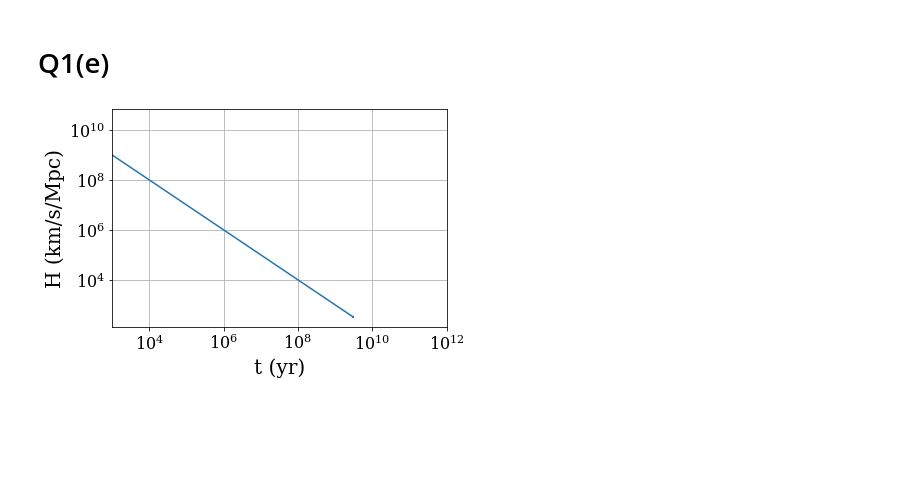
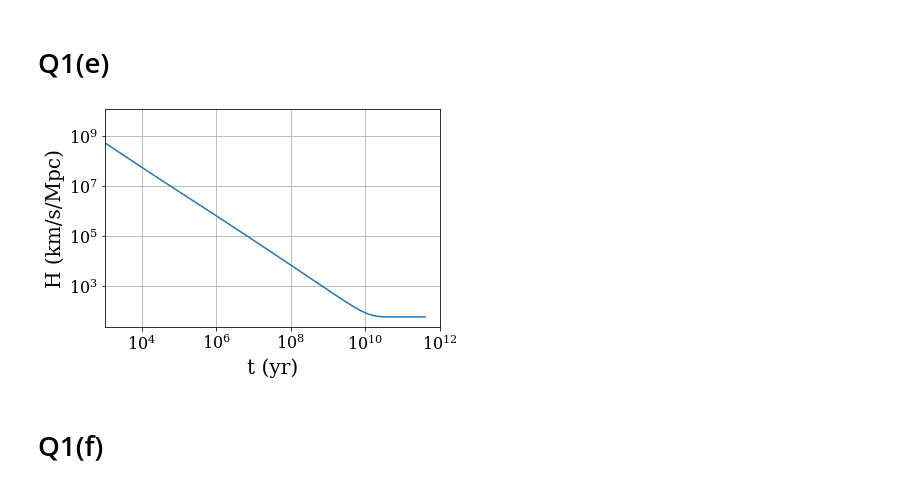
Before and after one commit to cinnamonzim/Physics444, a Jupyter notebook: cosmologyhw6.ipynb, the cells around one changed output. Saved outputs shown, nothing was run; the diff lists cells and outputs as text; code cells hidden in the pictures; blank space fills up the shorter version.

```diff
--- a/cosmologyhw6.ipynb
+++ b/cosmologyhw6.ipynb
@@ -28,13 +28,20 @@ rcParams['legend.fontsize']=18
 # %% [markdown]
 # Q1(a-c)
 # %%
+H0 = 67.8 *u.km/u.s/u.Mpc
+wr0 = 9.03*10**(-5)
+wm0 = 0.306
+wl0 = 0.692
+w0 = 1
+
+def t(a):
+    result = 1/ (H0*(np.sqrt(wr0*a**(-2.) + wm0*a**(-1.) + wl0*a**2. + (1-w0))))
+    return result.to(u.yr).value
+
+
 def cosmo(wr0):
 
-    H0 = 67.8 *u.km/u.s/u.Mpc
-    # wr0 = 9.03*10**(-5)
-    wm0 = 0.306
-    wl0 = 0.692
-    w0 = 1
+
 
     # Q1(a)
     def t0(H0,wm0):
@@ -44,9 +51,6 @@ def cosmo(wr0):
     print ('t0 =',t0(H0,wm0))
 
     # Q1(b)
-    def t(a):
-        result = 1/ (H0*(np.sqrt(wr0*a**(-2.) + wm0*a**(-1.) + wl0*a**2. + (1-w0))))
-        return result.to(u.yr).value
 
     def t_int(a):
         result = quad(t,0,a)[0]
@@ -112,21 +116,25 @@ difference in age of the universe =  -5898224.791343689 years
 # %%
 # H(t)=adot/a
 
 da = a_list[1:]-a_list[:-1]
 dt = t_list[1:]-t_list[:-1]
-mida = (a_list[1:]-a_list[:-1])/2
-midt = (t_list[1:]-t_list[:-1])/2
+mida = (a_list[1:]+a_list[:-1])/2
+midt = (t_list[1:]+t_list[:-1])/2
 H = ((da)/(mida * dt) / u.yr).to(u.km/u.s/u.Mpc)
 
 fig = plt.figure()
 ax = fig.add_subplot(1,1,1)
 
 ax.set_xlabel('t (yr)')
 ax.set_ylabel('H (km/s/Mpc)')
 ax.set_xscale('log')
 ax.set_yscale('log')
 ax.set_xlim(1e3,1e12)
 ax.plot(midt,H)
 plt.show()
+
+# The cosmological constant begins to dominate
 # %% [output]
-[figure, old version]
+[figure, new version]
+# %% [markdown]
+# Q1(f)
```
Also changed, not shown: parts of 13 cells of this notebook.
